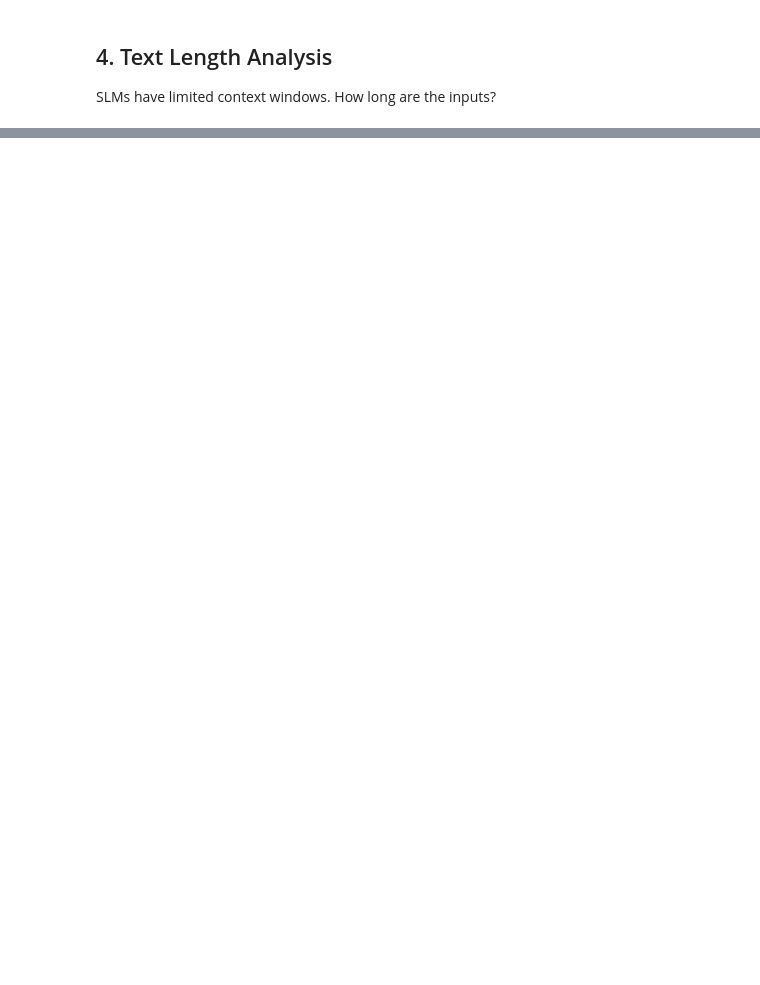
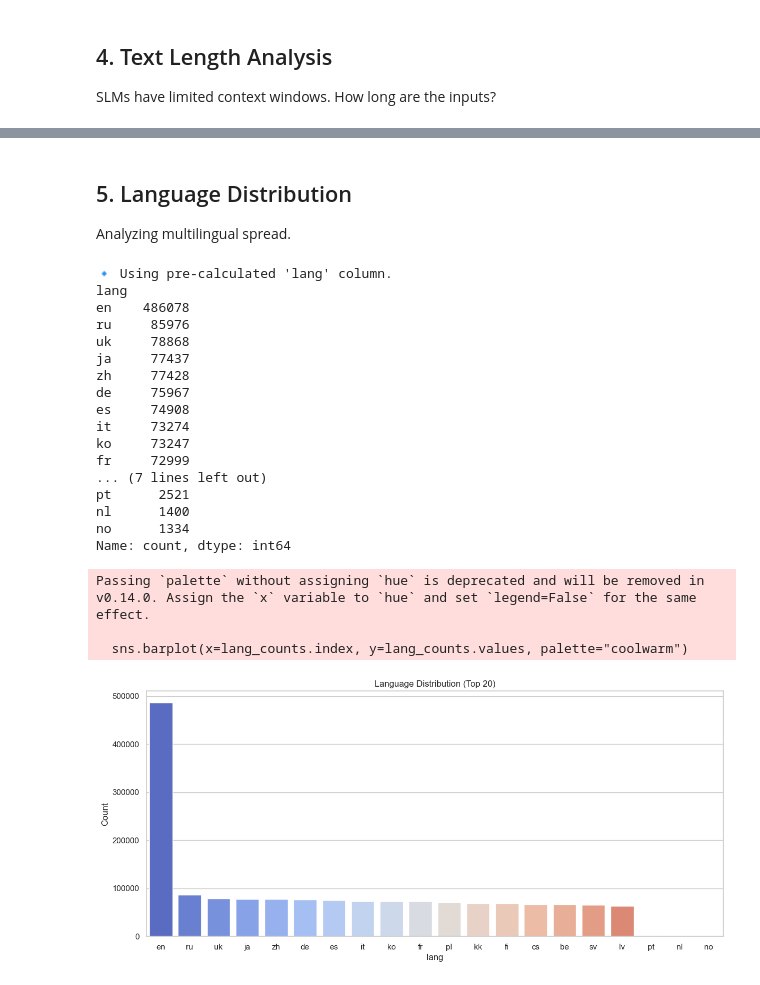
Before and after one commit to abdulmunimjemal/Sentinel-SLM, a Jupyter notebook: notebooks/03_eda.ipynb, the cells around one changed output, grey strips where cells are left out. Cells and saved outputs as stored; diff of their text form; code cells hidden in the pictures; blank space fills up the shorter version.

```diff
--- a/notebooks/03_eda.ipynb
+++ b/notebooks/03_eda.ipynb
@@ -79,0 +152,50 @@ print(df['char_length'].describe())
+# %% [markdown]
+## 5. Language Distribution
+Analyzing multilingual spread.
+# %%
+if 'lang' in df.columns:
+    print("🔹 Using pre-calculated 'lang' column.")
+    lang_counts = df['lang'].value_counts().head(20)
+else:
+    print("🔸 'lang' column not found. Estimating on sample (slow)...")
+    try:
+        from langdetect import detect
+        def safe_detect(text):
+            try: return detect(text)
+            except: return "unknown"
+        sample_df = df.sample(n=5000, random_state=42)
+        lang_counts = sample_df['text'].apply(lambda x: safe_detect(str(x)[:500])).value_counts().head(20)
+    except ImportError:
+        print("langdetect not found. Run 'pip install langdetect'")
+        lang_counts = pd.Series([])
+
+print(lang_counts)
+
+if not lang_counts.empty:
+    plt.figure(figsize=(14, 6))
+    sns.barplot(x=lang_counts.index, y=lang_counts.values, palette="coolwarm")
+    plt.title("Language Distribution (Top 20)")
+    plt.ylabel("Count")
+    plt.show()
+# %% [output]
+🔹 Using pre-calculated 'lang' column.
+lang
+en    486078
+ru     85976
+uk     78868
+ja     77437
+zh     77428
+de     75967
+es     74908
+it     73274
+ko     73247
+fr     72999
+... (7 lines left out)
+pt      2521
+nl      1400
+no      1334
+Name: count, dtype: int64
+Passing `palette` without assigning `hue` is deprecated and will be removed in v0.14.0. Assign the `x` variable to `hue` and set `legend=False` for the same effect.
+
+  sns.barplot(x=lang_counts.index, y=lang_counts.values, palette="coolwarm")
+[figure, added]
```
Also changed, not shown: parts of 6 cells of this notebook, 2 other files.
